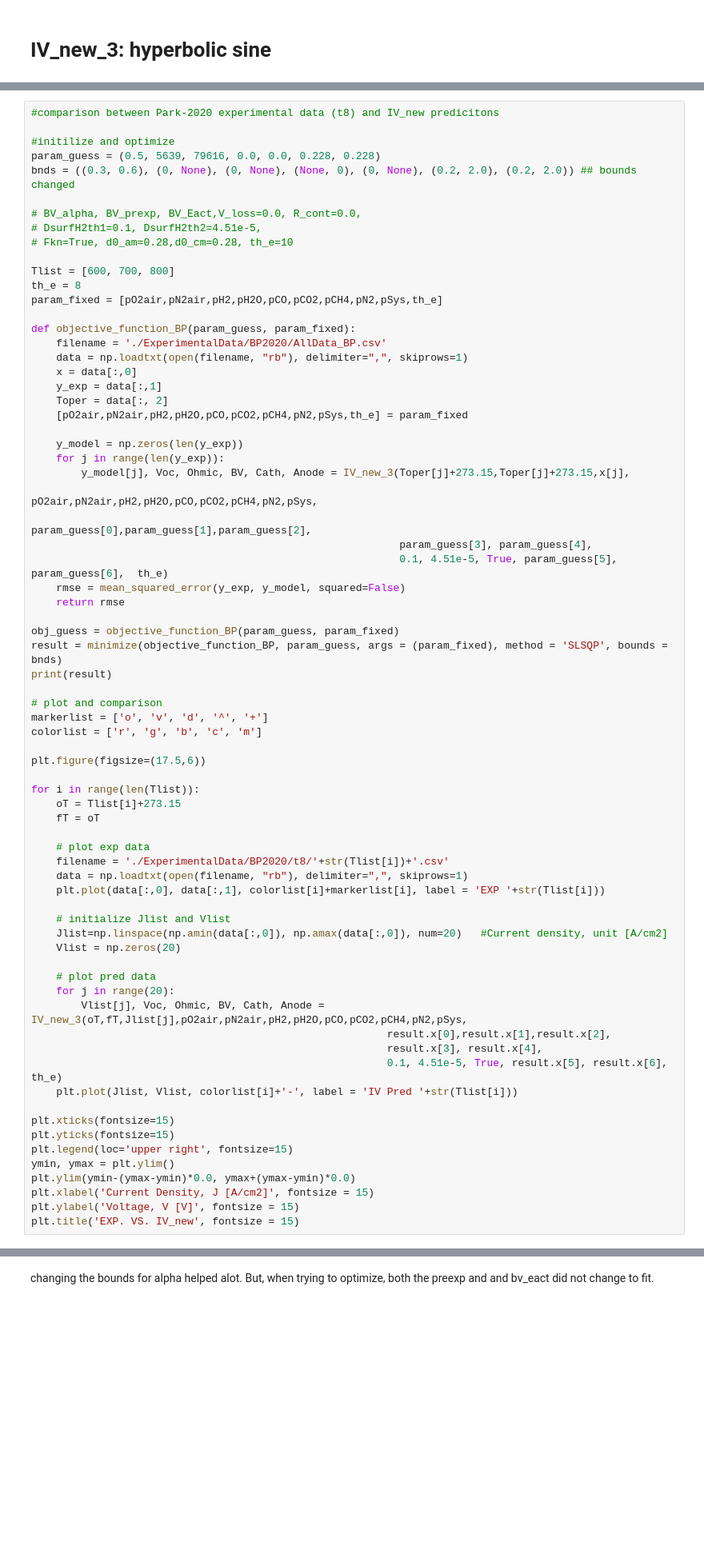
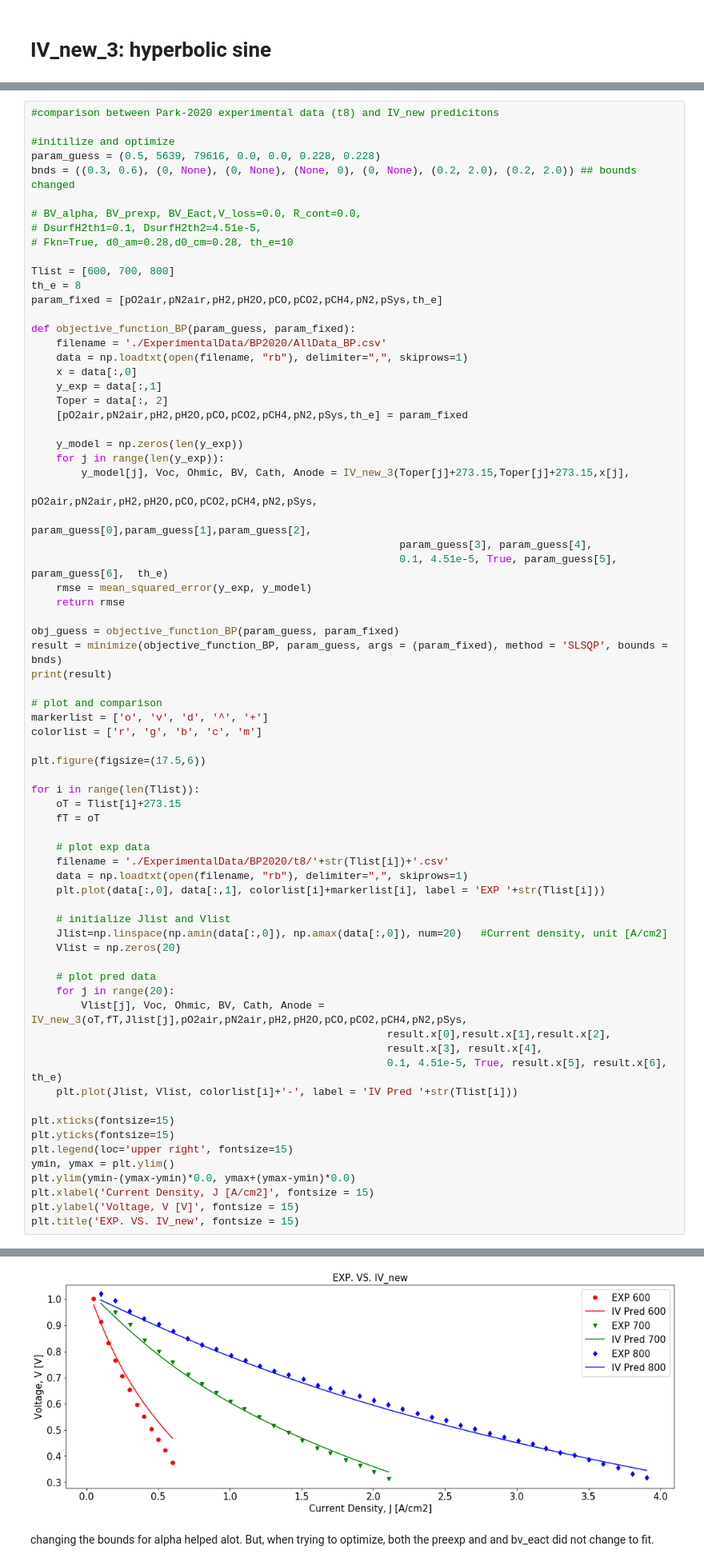
Before and after one commit to NGFC-Lib/NGFC-Lib, a Jupyter notebook: jupyter/Python_IV_Curve/2_IV_Model_Update/Match_Experimental_Data/SOFC_IV_Model_BV.ipynb, the cells around one changed output, grey strips where cells are left out. Shown at 80% size. Cells and saved outputs as stored; diff of their text form; blank space fills up the shorter version.

```diff
--- a/jupyter/Python_IV_Curve/2_IV_Model_Update/Match_Experimental_Data/SOFC_IV_Model_BV.ipynb
+++ b/jupyter/Python_IV_Curve/2_IV_Model_Update/Match_Experimental_Data/SOFC_IV_Model_BV.ipynb
@@ -1041,7 +1055,7 @@ def objective_function_BP(param_guess, param_fixed):
                                                            param_guess[0],param_guess[1],param_guess[2],
                                                            param_guess[3], param_guess[4],
                                                            0.1, 4.51e-5, True, param_guess[5], param_guess[6],  th_e)
-    rmse = mean_squared_error(y_exp, y_model, squared=False)
+    rmse = mean_squared_error(y_exp, y_model)
     return rmse
 
 obj_guess = objective_function_BP(param_guess, param_fixed)
@@ -1083,3 +1097,4 @@ plt.ylim(ymin-(ymax-ymin)*0.0, ymax+(ymax-ymin)*0.0)
 plt.xlabel('Current Density, J [A/cm2]', fontsize = 15)
 plt.ylabel('Voltage, V [V]', fontsize = 15)
 plt.title('EXP. VS. IV_new', fontsize = 15)
+# %% [output]
@@ -1086,3 +1113,4 @@ plt.title('EXP. VS. IV_new', fontsize = 15)
+[figure, added]
 # %% [markdown]
 
 changing the bounds for alpha helped alot. But, when trying to optimize, both the preexp and and bv_eact did not change to fit.
```
Also changed, not shown: parts of 8 cells of this notebook, 1 other file.
